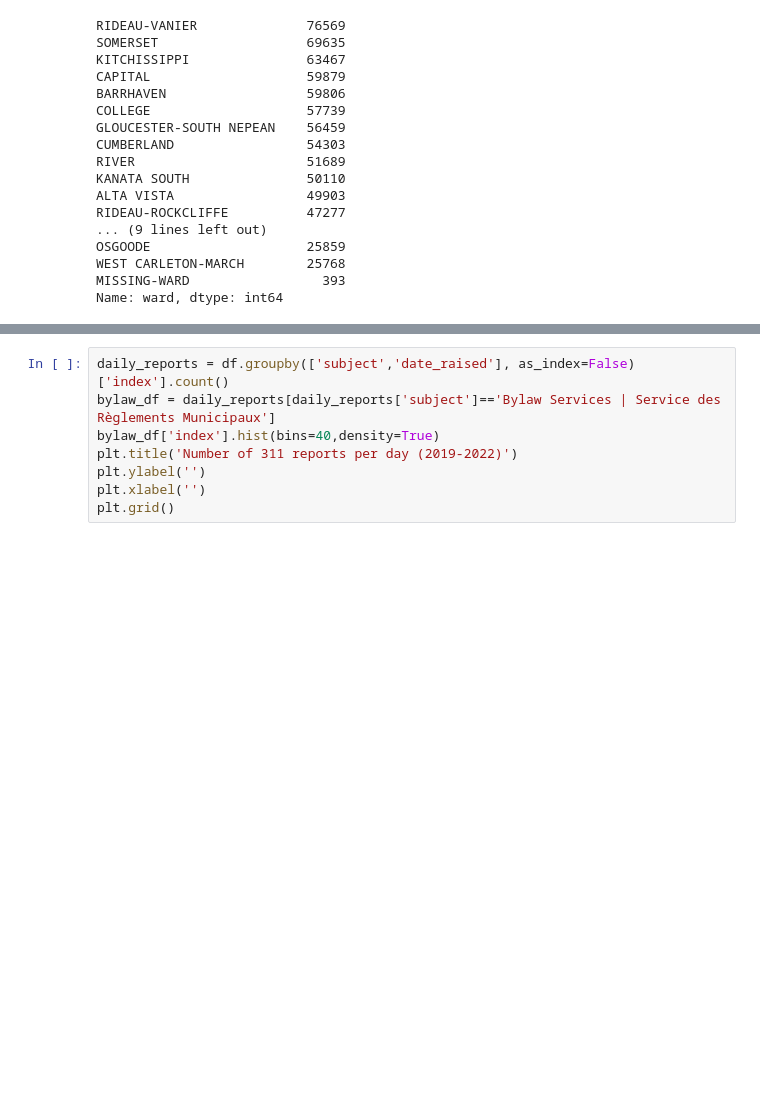
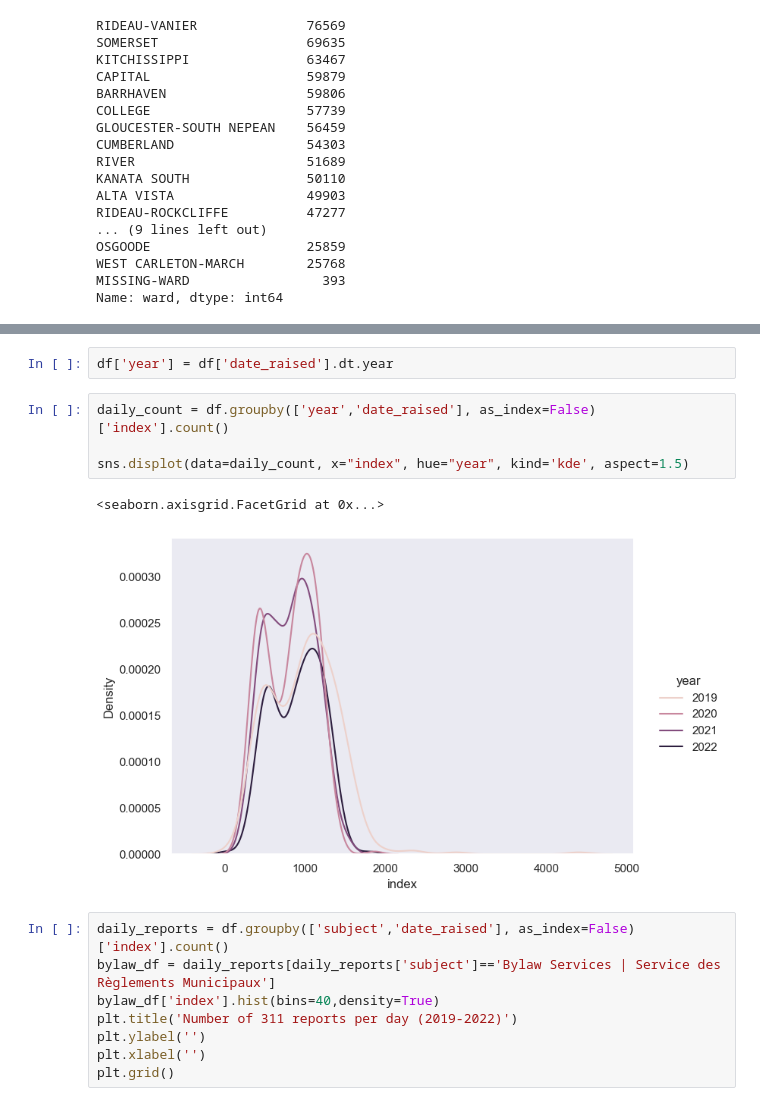
Before and after one commit to leblanchannah/ottawa-311, a Jupyter notebook: EDA_full_data.ipynb, the cells around one changed output, grey strips where cells are left out. Cells and saved outputs as stored; diff of their text form; blank space fills up the shorter version.

Commit message:
Added ward and population data sets

```diff
--- a/EDA_full_data.ipynb
+++ b/EDA_full_data.ipynb
@@ -156,3 +203,12 @@ Are 311 reports independent?
+# %%
+df['year'] = df['date_raised'].dt.year
+# %%
+daily_count = df.groupby(['year','date_raised'], as_index=False)['index'].count()
+
+sns.displot(data=daily_count, x="index", hue="year", kind='kde', aspect=1.5)
+# %% [output]
+<seaborn.axisgrid.FacetGrid at 0x...>
+[figure, added]
 # %%
 daily_reports = df.groupby(['subject','date_raised'], as_index=False)['index'].count()
 bylaw_df = daily_reports[daily_reports['subject']=='Bylaw Services | Service des Règlements Municipaux']
```
Also changed, not shown: parts of 13 cells of this notebook.
